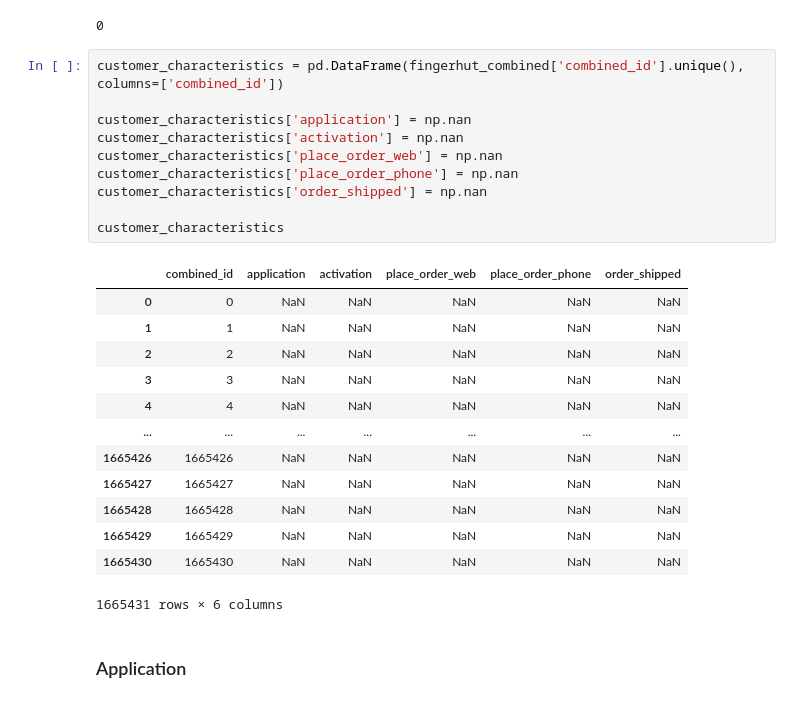
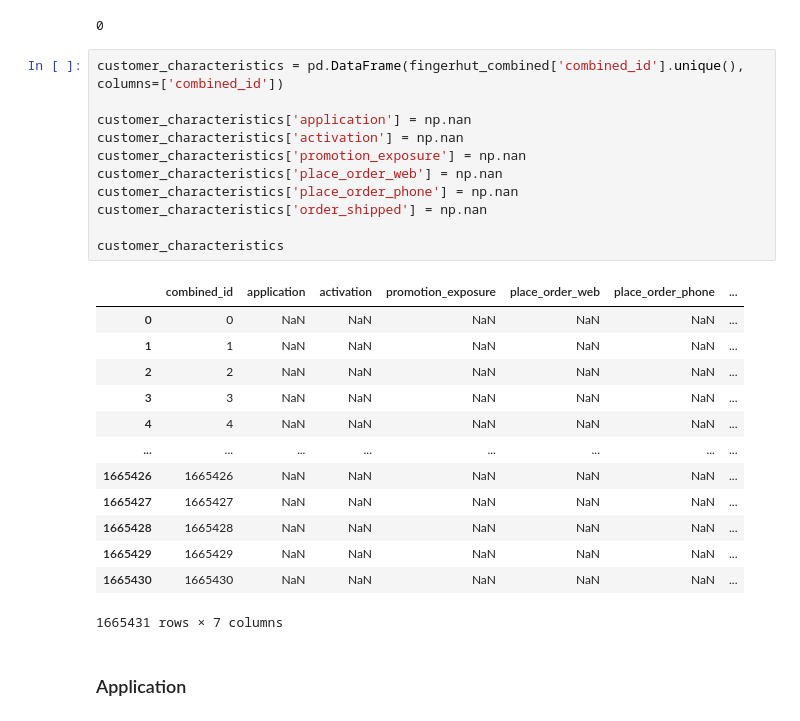
Before and after one commit to cjunwon/STATSM148-Fingerhut-Consulting, a Jupyter notebook: junwon_code/fingerhut_dataclean_2.ipynb, the cells around one changed output. Cells and saved outputs as stored; diff of their text form.

```diff
--- a/junwon_code/fingerhut_dataclean_2.ipynb
+++ b/junwon_code/fingerhut_dataclean_2.ipynb
@@ -98,27 +98,28 @@ fingerhut_combined['stage'].isna().sum()
 # %%
 customer_characteristics = pd.DataFrame(fingerhut_combined['combined_id'].unique(), columns=['combined_id'])
 
 customer_characteristics['application'] = np.nan
 customer_characteristics['activation'] = np.nan
+customer_characteristics['promotion_exposure'] = np.nan
 customer_characteristics['place_order_web'] = np.nan
 customer_characteristics['place_order_phone'] = np.nan
 customer_characteristics['order_shipped'] = np.nan
 
 customer_characteristics
 # %% [output]
-|  | combined_id | application | activation | place_order_web | place_order_phone | order_shipped |
-| 0 | 0 | NaN | NaN | NaN | NaN | NaN |
-| 1 | 1 | NaN | NaN | NaN | NaN | NaN |
-| 2 | 2 | NaN | NaN | NaN | NaN | NaN |
-| 3 | 3 | NaN | NaN | NaN | NaN | NaN |
-| 4 | 4 | NaN | NaN | NaN | NaN | NaN |
-| ... | ... | ... | ... | ... | ... | ... |
-| 1665426 | 1665426 | NaN | NaN | NaN | NaN | NaN |
-| 1665427 | 1665427 | NaN | NaN | NaN | NaN | NaN |
-| 1665428 | 1665428 | NaN | NaN | NaN | NaN | NaN |
-| 1665429 | 1665429 | NaN | NaN | NaN | NaN | NaN |
-| 1665430 | 1665430 | NaN | NaN | NaN | NaN | NaN |
+|  | combined_id | application | activation | promotion_exposure | place_order_web | place_order_phone | ... |
+| 0 | 0 | NaN | NaN | NaN | NaN | NaN | ... |
+| 1 | 1 | NaN | NaN | NaN | NaN | NaN | ... |
+| 2 | 2 | NaN | NaN | NaN | NaN | NaN | ... |
+| 3 | 3 | NaN | NaN | NaN | NaN | NaN | ... |
+| 4 | 4 | NaN | NaN | NaN | NaN | NaN | ... |
+| ... | ... | ... | ... | ... | ... | ... | ... |
+| 1665426 | 1665426 | NaN | NaN | NaN | NaN | NaN | ... |
+| 1665427 | 1665427 | NaN | NaN | NaN | NaN | NaN | ... |
+| 1665428 | 1665428 | NaN | NaN | NaN | NaN | NaN | ... |
+| 1665429 | 1665429 | NaN | NaN | NaN | NaN | NaN | ... |
+| 1665430 | 1665430 | NaN | NaN | NaN | NaN | NaN | ... |
-1665431 rows × 6 columns
+1665431 rows × 7 columns
 # %% [markdown]
 ### Application
 # %%
```
Also changed, not shown: parts of 12 cells of this notebook, 5 other files.
